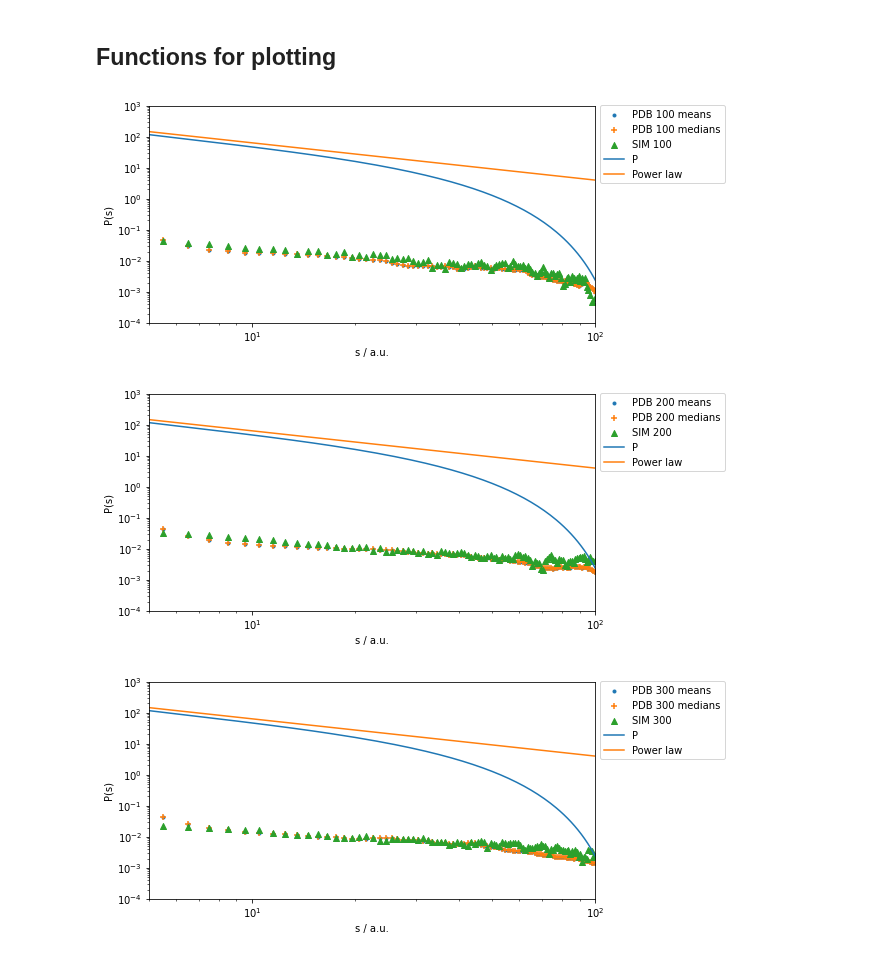
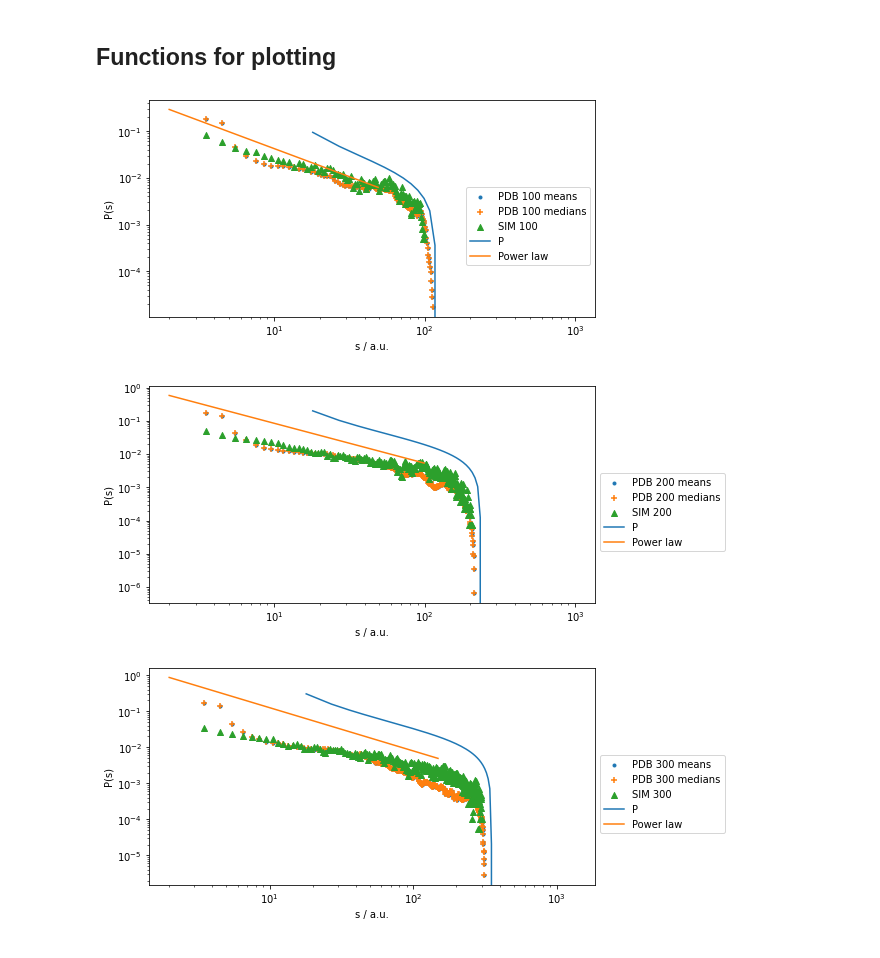
Before and after one commit to meyresearch/amino_acid_distance_distributions, a Jupyter notebook: src/plot_link_lengths.ipynb, the cells around one changed output. Cells and saved outputs as stored; diff of their text form; code cells hidden in the pictures.

Commit message:
WIP shifting plots

```diff
--- a/src/plot_link_lengths.ipynb
+++ b/src/plot_link_lengths.ipynb
@@ -300,40 +300,40 @@ for link_length in link_length_ranges:
     pdb_mean_data = normalise_data(pdb_mean_data, pdb_bin_width)
     pdb_median_data = normalise_data(pdb_median_data, pdb_bin_width)
 
     # Normalise simulation data
     sim_data = normalise_data(sim_data, sim_bin_width)
 
     # Plotting
     fig = plt.figure(figsize = (8,4))
     ax = fig.add_subplot()
 
     # Plot PDB data
     ax.scatter(pdb_bin_centres, pdb_mean_data, marker = '.', label = f'PDB {link_length} means')
     ax.scatter(pdb_bin_centres, pdb_median_data, marker = '+', label = f'PDB {link_length} medians')
 
     # Plot simulation data
     ax.scatter(sim_bin_centres, sim_data, marker = '^', label = f'SIM {link_length}')
 
     # Plot theory
-    N=1000
+    N=int(link_length)
     H_N_2=nth_harmonic(N//2)
-    A=1
-    a=6
+    A=0.19
+    a=0.9
     sumrange=range(2,N//2)
     plotrange=range(20,N//2)
-    ax.plot(sumrange,[P_link_lengths(s,N,H_N_2,a,A) for s in sumrange],label='P')
-    ax.plot(sumrange, powerlaw(np.array(sumrange), N), label = 'Power law')
+    ax.plot(np.array(sumrange)*9,[P_link_lengths(s,N,H_N_2,a,A)/90  for s in sumrange],label='P')
+    ax.plot(np.array(sumrange), powerlaw(np.array(sumrange), N)/150, label = 'Power law')
 
 
     ax.set_yscale('log')
     ax.set_xscale('log')
-    ax.set_xlim([5,100])
-    ax.set_ylim([0.0001, 1000])
+ #   ax.set_xlim([5,150])
+ #   ax.set_ylim([0.0001, 1000])
     ax.legend(bbox_to_anchor=(1,0.62))
     ax.set_ylabel('P(s)')
     ax.set_xlabel('s / a.u.')
     plt.show()
 # %% [output]
-[figure, old version]
+[figure, new version]
-[figure, old version]
+[figure, new version]
-[figure, old version]
+[figure, new version]
```
Also changed, not shown: parts of 1 cell of this notebook, 4 other files.
